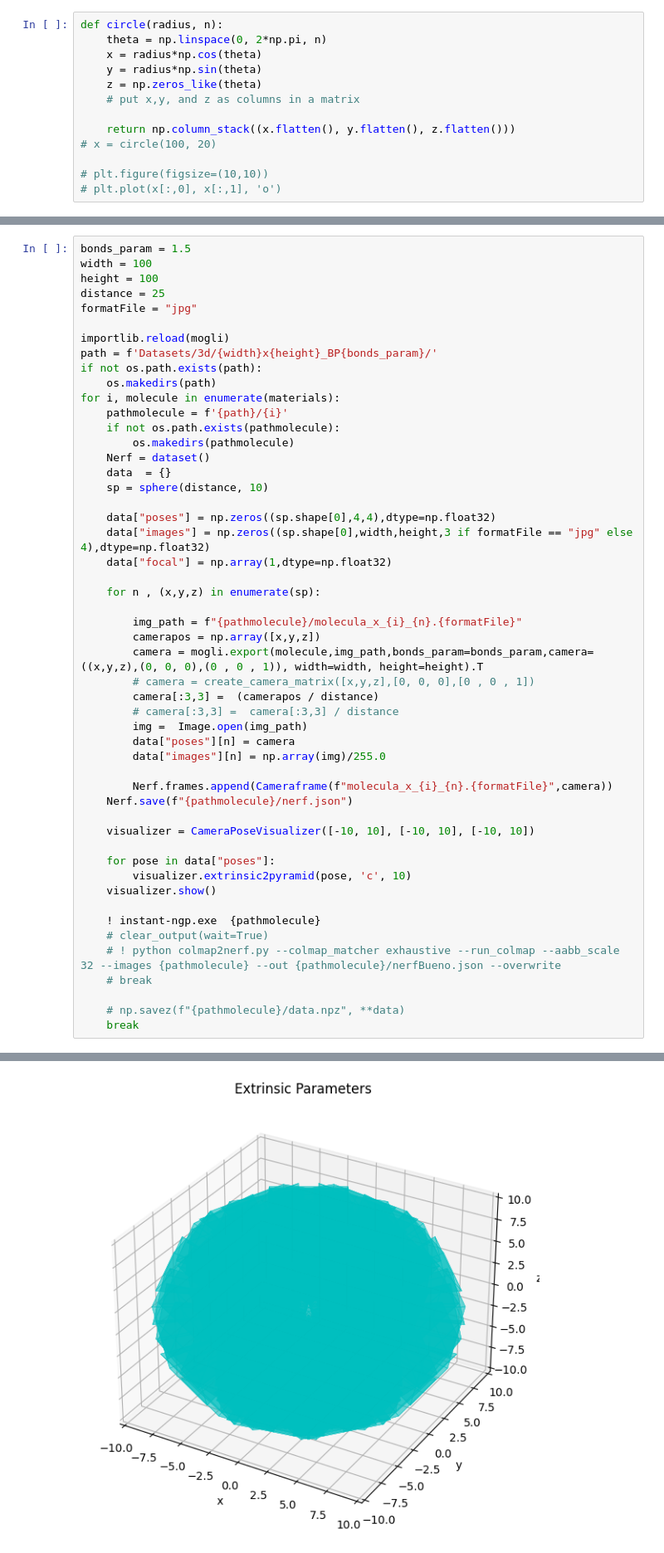
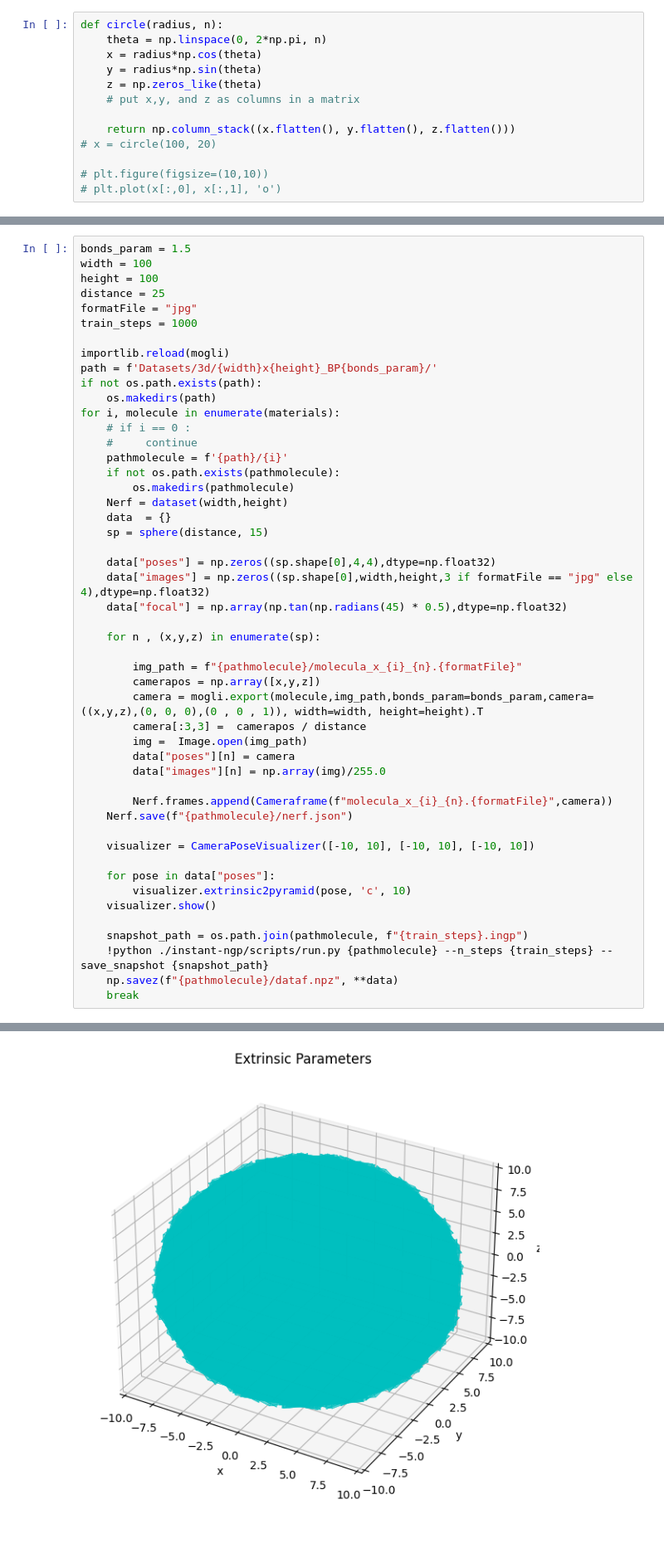
Before and after one commit to franz96521/band-gap, a Jupyter notebook: 3D Dataset creation.ipynb, the cells around one changed output, grey strips where cells are left out. Shown at 83% size. Drawn from its saved outputs; the diff is of its cells as text.

```diff
--- a/3D Dataset creation.ipynb
+++ b/3D Dataset creation.ipynb
@@ -130,31 +94,32 @@ width = 100
 height = 100
 distance = 25
 formatFile = "jpg"
+train_steps = 1000
 
 importlib.reload(mogli)
 path = f'Datasets/3d/{width}x{height}_BP{bonds_param}/'
 if not os.path.exists(path):
     os.makedirs(path)
 for i, molecule in enumerate(materials):
+    # if i == 0 :
+    #     continue
     pathmolecule = f'{path}/{i}'
     if not os.path.exists(pathmolecule):
         os.makedirs(pathmolecule)
-    Nerf = dataset()
+    Nerf = dataset(width,height)
     data  = {}
-    sp = sphere(distance, 10)
+    sp = sphere(distance, 15)
 
     data["poses"] = np.zeros((sp.shape[0],4,4),dtype=np.float32)
     data["images"] = np.zeros((sp.shape[0],width,height,3 if formatFile == "jpg" else 4),dtype=np.float32)
-    data["focal"] = np.array(1,dtype=np.float32)
+    data["focal"] = np.array(np.tan(np.radians(45) * 0.5),dtype=np.float32)
 
     for n , (x,y,z) in enumerate(sp):
 
         img_path = f"{pathmolecule}/molecula_x_{i}_{n}.{formatFile}"
         camerapos = np.array([x,y,z])
         camera = mogli.export(molecule,img_path,bonds_param=bonds_param,camera=((x,y,z),(0, 0, 0),(0 , 0 , 1)), width=width, height=height).T
-        # camera = create_camera_matrix([x,y,z],[0, 0, 0],[0 , 0 , 1])
-        camera[:3,3] =  (camerapos / distance)
-        # camera[:3,3] =  camera[:3,3] / distance
+        camera[:3,3] =  camerapos / distance
         img =  Image.open(img_path)
         data["poses"][n] = camera
         data["images"][n] = np.array(img)/255.0
@@ -168,11 +133,8 @@ for i, molecule in enumerate(materials):
         visualizer.extrinsic2pyramid(pose, 'c', 10)
     visualizer.show()
 
-    ! instant-ngp.exe  {pathmolecule}
-    # clear_output(wait=True)
-    # ! python colmap2nerf.py --colmap_matcher exhaustive --run_colmap --aabb_scale 32 --images {pathmolecule} --out {pathmolecule}/nerfBueno.json --overwrite
-    # break
-
-    # np.savez(f"{pathmolecule}/data.npz", **data)
+    snapshot_path = os.path.join(pathmolecule, f"{train_steps}.ingp")
+    !python ./instant-ngp/scripts/run.py {pathmolecule} --n_steps {train_steps} --save_snapshot {snapshot_path}
+    np.savez(f"{pathmolecule}/dataf.npz", **data)
     break
 # %% [output]
@@ -180,2 +141,2 @@ for i, molecule in enumerate(materials):
 initialize camera pose visualizer
-[figure, old version]
+[figure, new version]
```
Also changed, not shown: parts of 14 cells of this notebook, 5 other files.
